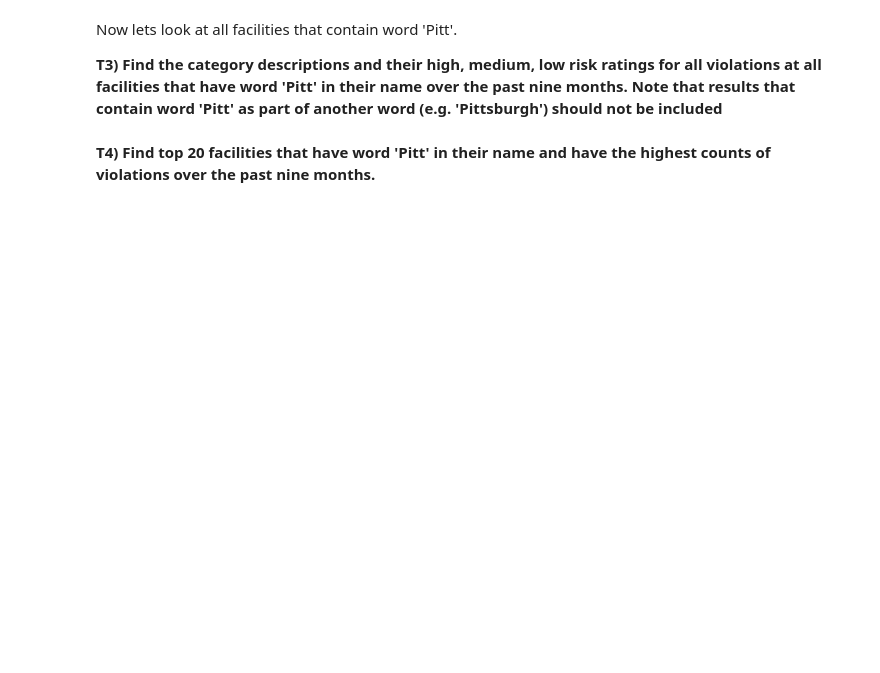
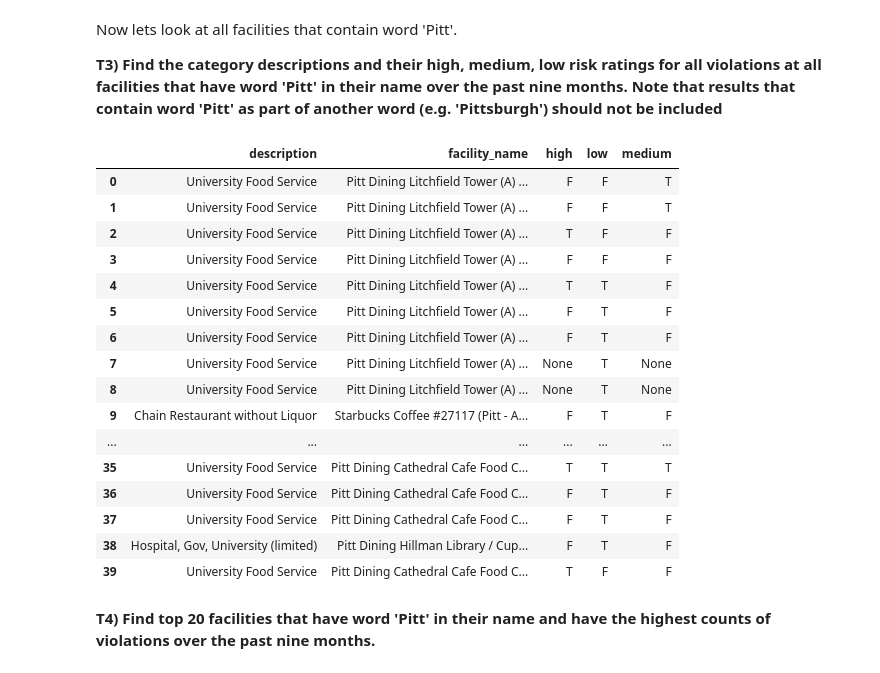
Before and after one commit to paige080298/DataScience_SQL_via_DataAPI, a Jupyter notebook: rec04.ipynb, the cells around one changed output. Drawn from its saved outputs; the diff is of its cells as text; code cells hidden in the pictures; blank space fills up the shorter version.

```diff
--- a/rec04.ipynb
+++ b/rec04.ipynb
@@ -89,5 +200,39 @@ __T2) Find the category descriptions and their high, medium, low risk ratings fo
 Now lets look at all facilities that contain word 'Pitt'.
 
 __T3) Find the category descriptions and their high, medium, low risk ratings for all violations at all facilities that have word 'Pitt' in their name over the past nine months. Note that results that contain word 'Pitt' as part of another word (e.g. 'Pittsburgh') should not be included__
+# %%
+query = """
+SELECT "facility_name", "description", "low", "medium", "high"
+FROM "{}"
+WHERE "inspect_dt" >= '{}' AND "city" = '{}'
+AND ("facility_name" LIKE '%Pitt%' OR "facility_name" LIKE '%Pitt' OR "facility_name" LIKE 'Pitt%')
+AND ("facility_name" NOT LIKE '%Pittsburgh%')
+
+""".format(resource_id, start_str, "Pittsburgh")
+
+
+response = requests.get(wprdc_api_endpoint, {'sql': query})
+
+df = pd.DataFrame.from_dict(json.loads(response.text)['result']['records'])
+
+df
+# %% [output]
+|  | description | facility_name | high | low | medium |
+| 0 | University Food Service | Pitt Dining Litchfield Tower (A) ... | F | F | T |
+| 1 | University Food Service | Pitt Dining Litchfield Tower (A) ... | F | F | T |
+| 2 | University Food Service | Pitt Dining Litchfield Tower (A) ... | T | F | F |
+| 3 | University Food Service | Pitt Dining Litchfield Tower (A) ... | F | F | F |
+| 4 | University Food Service | Pitt Dining Litchfield Tower (A) ... | T | T | F |
+| 5 | University Food Service | Pitt Dining Litchfield Tower (A) ... | F | T | F |
+| 6 | University Food Service | Pitt Dining Litchfield Tower (A) ... | F | T | F |
+| 7 | University Food Service | Pitt Dining Litchfield Tower (A) ... | None | T | None |
+| 8 | University Food Service | Pitt Dining Litchfield Tower (A) ... | None | T | None |
+| 9 | Chain Restaurant without Liquor | Starbucks Coffee #27117 (Pitt - A... | F | T | F |
+| ... | ... | ... | ... | ... | ... |
+| 35 | University Food Service | Pitt Dining Cathedral Cafe Food C... | T | T | T |
+| 36 | University Food Service | Pitt Dining Cathedral Cafe Food C... | F | T | F |
+| 37 | University Food Service | Pitt Dining Cathedral Cafe Food C... | F | T | F |
+| 38 | Hospital, Gov, University (limited) | Pitt Dining Hillman Library / Cup... | F | T | F |
+| 39 | University Food Service | Pitt Dining Cathedral Cafe Food C... | T | F | F |
 # %% [markdown]
 __T4) Find top 20 facilities that have word 'Pitt' in their name and have the highest counts of violations over the past nine months.__
```
Also changed, not shown: parts of 7 cells of this notebook.
